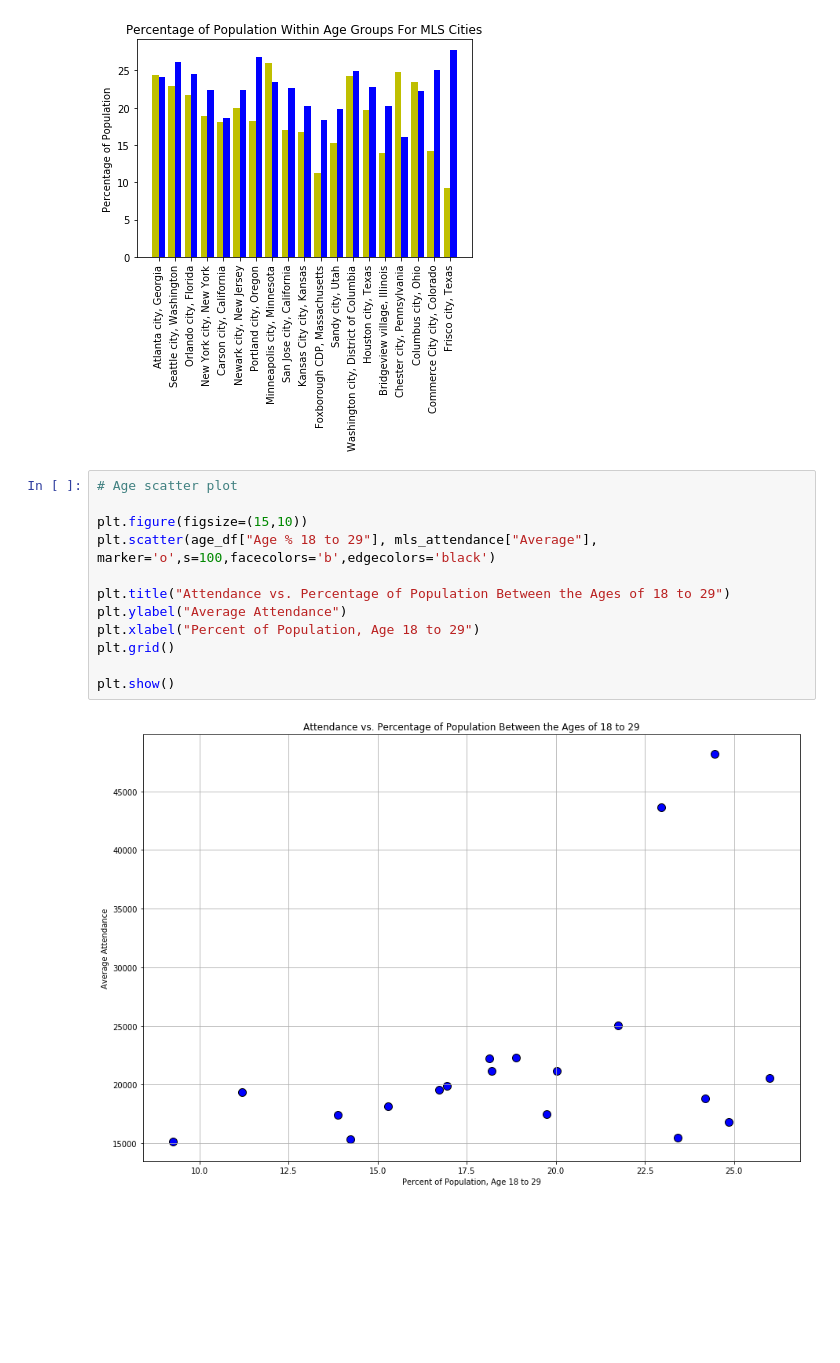
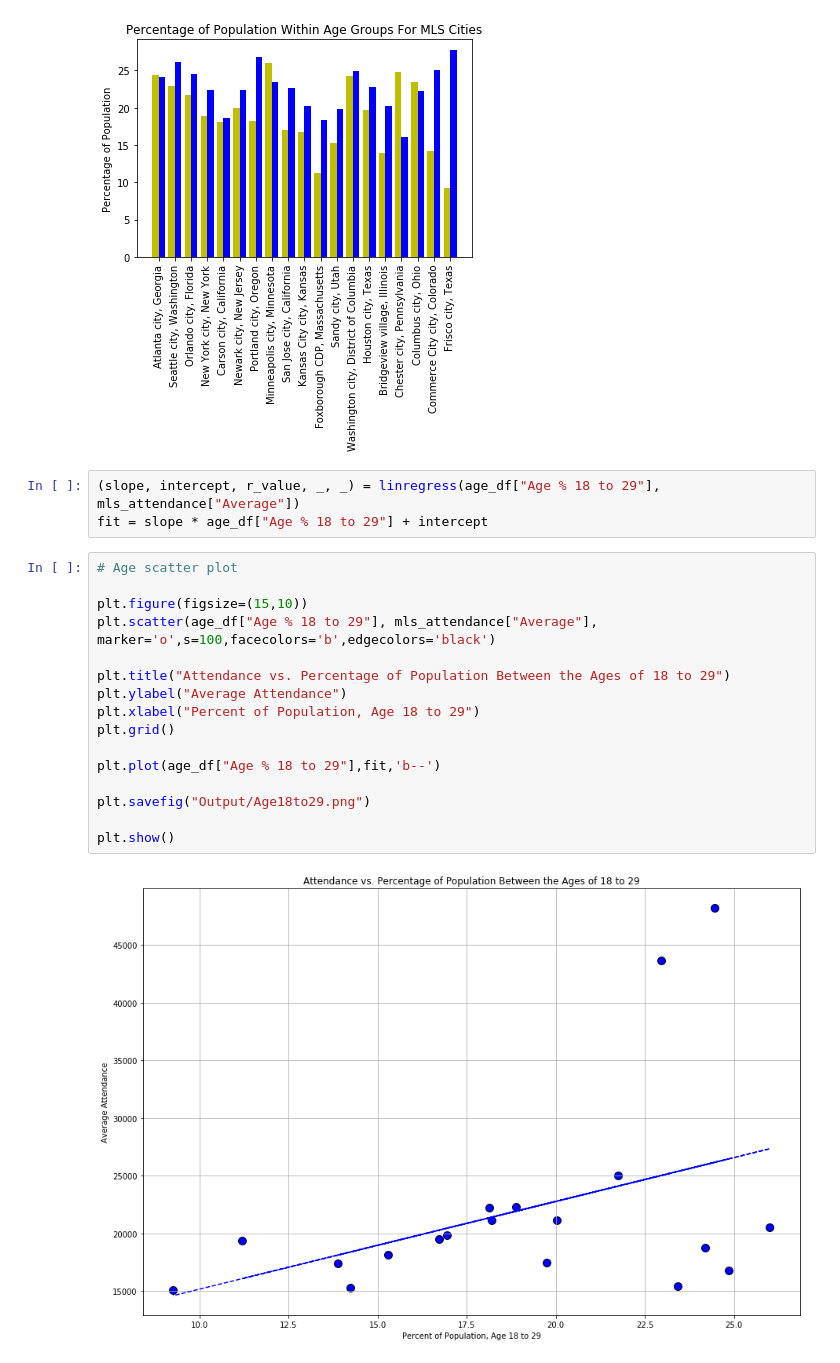
Before and after one commit to Jccommander/Project1-WJBA, a Jupyter notebook: JohnCommanderGraphs.ipynb, the cells around one changed output. Saved outputs shown, nothing was run; the diff lists cells and outputs as text; blank space fills up the shorter version.

Commit message:
Individual year graphing and analysis, graph pictures added to Output

```diff
--- a/JohnCommanderGraphs.ipynb
+++ b/JohnCommanderGraphs.ipynb
@@ -121,17 +131,24 @@ plt.show()
 # %% [output]
 <Figure size 1440x360 with 0 Axes>
 [figure]
+# %%
+(slope, intercept, r_value, _, _) = linregress(age_df["Age % 18 to 29"], mls_attendance["Average"])
+fit = slope * age_df["Age % 18 to 29"] + intercept
 # %%
 # Age scatter plot
 
 plt.figure(figsize=(15,10))
 plt.scatter(age_df["Age % 18 to 29"], mls_attendance["Average"], marker='o',s=100,facecolors='b',edgecolors='black')
 
 plt.title("Attendance vs. Percentage of Population Between the Ages of 18 to 29")
 plt.ylabel("Average Attendance")
 plt.xlabel("Percent of Population, Age 18 to 29")
 plt.grid()
 
+plt.plot(age_df["Age % 18 to 29"],fit,'b--')
+
+plt.savefig("Output/Age18to29.png")
+
 plt.show()
 # %% [output]
-[figure, old version]
+[figure, new version]
```
Also changed, not shown: parts of 13 cells of this notebook, 7 other files.
